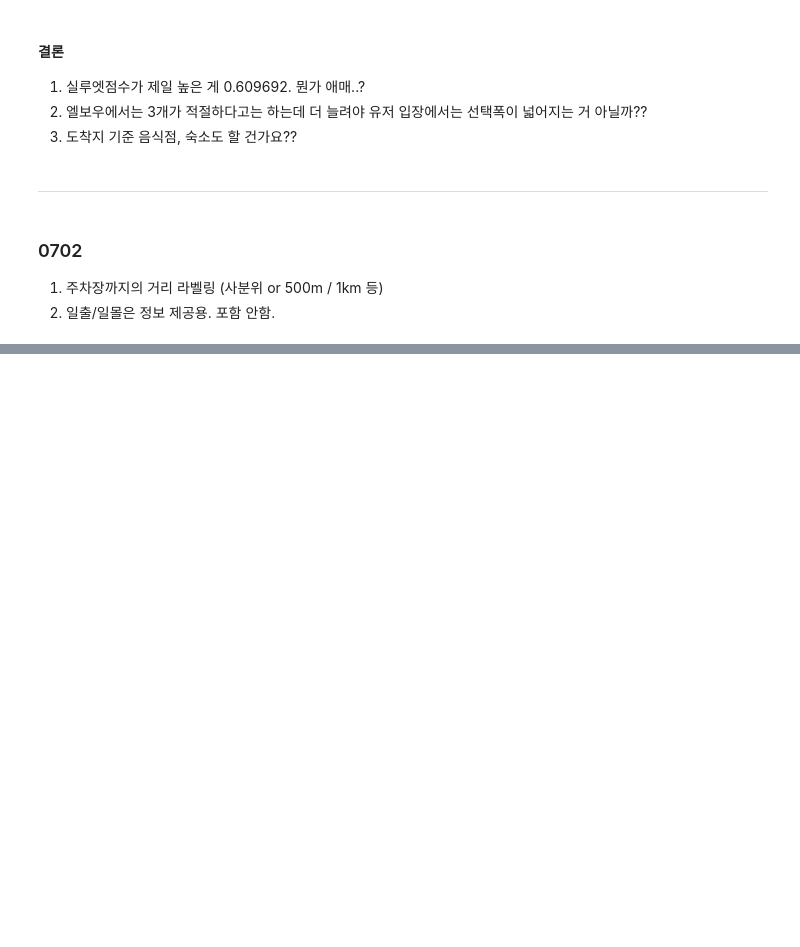
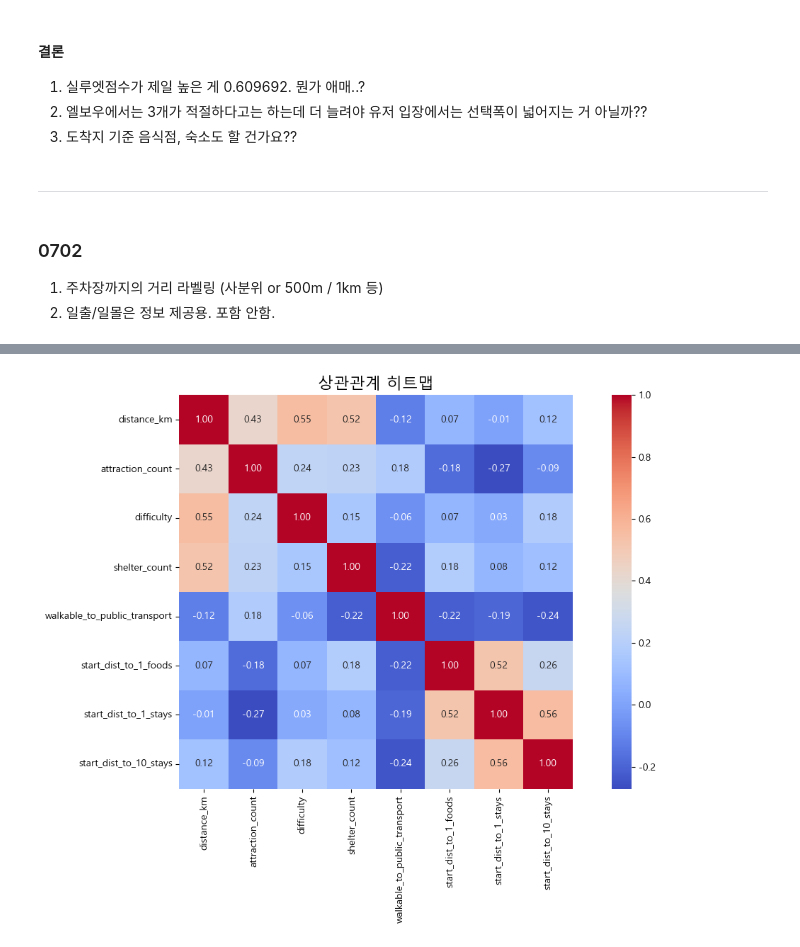
Before and after one commit to saeraniren/japchodan_contest, a Jupyter notebook: yoochang_clustering.ipynb, the cells around one changed output, grey strips where cells are left out. Saved outputs shown, nothing was run; the diff lists cells and outputs as text; code cells hidden in the pictures; blank space fills up the shorter version.

```diff
--- a/yoochang_clustering.ipynb
+++ b/yoochang_clustering.ipynb
@@ -748,0 +826,24 @@ print(vif_data)
+# %%
+# 분석할 컬럼 리스트
+cols = [
+    'distance_km',
+    'attraction_count', 'difficulty',
+    'shelter_count',
+    'walkable_to_public_transport', 'start_dist_to_1_foods',
+    'start_dist_to_1_stays',
+    'start_dist_to_10_stays']
+
+# 해당 컬럼만 추출
+corr_df = merge[cols]
+
+# 상관계수 계산
+corr_matrix = corr_df.corr()
+
+# 히트맵 시각화
+plt.figure(figsize=(12, 8))
+sns.heatmap(corr_matrix, annot=True, fmt=".2f", cmap='coolwarm', square=True)
+plt.title("상관관계 히트맵", fontsize=16)
+plt.tight_layout()
+plt.show()
+# %% [output]
+[figure, added]
```
Also changed, not shown: parts of 13 cells of this notebook.
